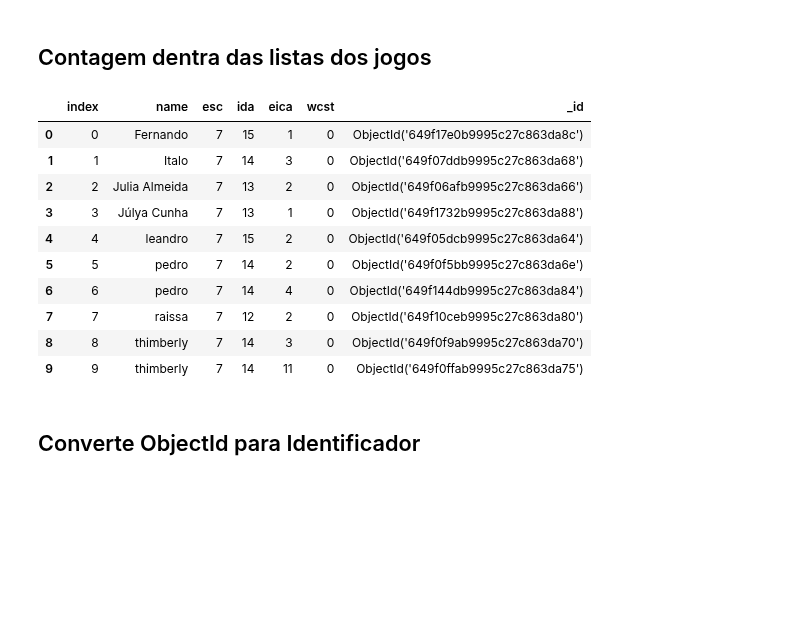
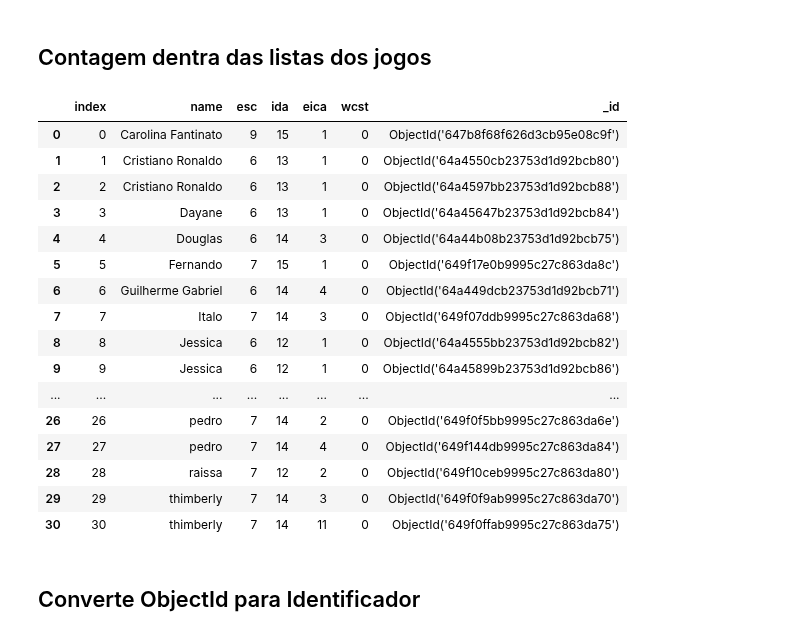
Before and after one commit to labase/data_edu, a Jupyter notebook: alite/alite_personal_stats.ipynb, the cells around one changed output. Saved outputs shown, nothing was run; the diff lists cells and outputs as text; code cells hidden in the pictures; blank space fills up the shorter version.

```diff
--- a/alite/alite_personal_stats.ipynb
+++ b/alite/alite_personal_stats.ipynb
@@ -77,33 +77,39 @@ df
 # %%
 from datetime import datetime, timedelta
 past = datetime.now() - timedelta(days=4)
 present = datetime.now()
 now = pd.Timestamp.now() #.tz_localize(None).tz_convert(None)
 df['eica'] = [sum([1 for g in t  if "game" in g]) for t in df.games_l.tolist()]
 df['wcst'] = [sum([1 for g in t  if "wcst" in g]) for t in df.games_l.tolist()]
 df["esc"] = df["ano"].apply(lambda x: int(str(x)[3:]))
 df["ida"] = df["idade"].apply(lambda x: int(str(x)[4:])+5)
 # df["old"] = df["time"].apply(lambda x: pd.to_timedelta(present-datetime.strptime(x[:-13], '%Y-%m-%d %H:%M:%S'), unit='D'))
 # df["old"] = df["time"].apply(lambda x: pd.to_timedelta(now-pd.to_datetime(x), unit='D'))
 df["old"] = df["time"].apply(lambda x: now - pd.to_datetime(x).tz_localize(None))
-df_rec = df.drop(df[(df.old > timedelta(days=4)) | (df["esc"]<6)| (df["esc"]>9)].index, inplace=False)
+df_rec = df  #df.drop(df[(df.old > timedelta(days=4)) | (df["esc"]<6)| (df["esc"]>9)].index, inplace=False)
 # df_rec = df_rec.drop(df_rec[df_rec.old > timedelta(days=4)].index, inplace=False)
 # df_rec = df_rec.groupby(['name','esc', "ida"], as_index=False).agg({'eica':'sum', 'wcst':'sum', "_id":"first"}).reset_index()
 df_rec = df_rec.groupby(['name','esc', "ida", "eica","wcst", "_id"], as_index=False) .agg({"_id":"first"}).reset_index()#.reset_index()
 # dfclean = df_rec.drop(columns=["_id", "games", "time", "games_l", "idade", "ano"], inplace=False)
 df_rec
 # %% [output]
 |  | index | name | esc | ida | eica | wcst | _id |
-| 0 | 0 | Fernando | 7 | 15 | 1 | 0 | ObjectId('649f17e0b9995c27c863da8c') |
-| 1 | 1 | Italo | 7 | 14 | 3 | 0 | ObjectId('649f07ddb9995c27c863da68') |
-| 2 | 2 | Julia Almeida | 7 | 13 | 2 | 0 | ObjectId('649f06afb9995c27c863da66') |
-| 3 | 3 | Júlya Cunha | 7 | 13 | 1 | 0 | ObjectId('649f1732b9995c27c863da88') |
-| 4 | 4 | leandro | 7 | 15 | 2 | 0 | ObjectId('649f05dcb9995c27c863da64') |
-| 5 | 5 | pedro | 7 | 14 | 2 | 0 | ObjectId('649f0f5bb9995c27c863da6e') |
-| 6 | 6 | pedro | 7 | 14 | 4 | 0 | ObjectId('649f144db9995c27c863da84') |
-| 7 | 7 | raissa | 7 | 12 | 2 | 0 | ObjectId('649f10ceb9995c27c863da80') |
-| 8 | 8 | thimberly | 7 | 14 | 3 | 0 | ObjectId('649f0f9ab9995c27c863da70') |
-| 9 | 9 | thimberly | 7 | 14 | 11 | 0 | ObjectId('649f0ffab9995c27c863da75') |
+| 0 | 0 | Carolina Fantinato | 9 | 15 | 1 | 0 | ObjectId('647b8f68f626d3cb95e08c9f') |
+| 1 | 1 | Cristiano Ronaldo | 6 | 13 | 1 | 0 | ObjectId('64a4550cb23753d1d92bcb80') |
+| 2 | 2 | Cristiano Ronaldo | 6 | 13 | 1 | 0 | ObjectId('64a4597bb23753d1d92bcb88') |
+| 3 | 3 | Dayane | 6 | 13 | 1 | 0 | ObjectId('64a45647b23753d1d92bcb84') |
+| 4 | 4 | Douglas | 6 | 14 | 3 | 0 | ObjectId('64a44b08b23753d1d92bcb75') |
+| 5 | 5 | Fernando | 7 | 15 | 1 | 0 | ObjectId('649f17e0b9995c27c863da8c') |
+| 6 | 6 | Guilherme Gabriel | 6 | 14 | 4 | 0 | ObjectId('64a449dcb23753d1d92bcb71') |
+| 7 | 7 | Italo | 7 | 14 | 3 | 0 | ObjectId('649f07ddb9995c27c863da68') |
+| 8 | 8 | Jessica | 6 | 12 | 1 | 0 | ObjectId('64a4555bb23753d1d92bcb82') |
+| 9 | 9 | Jessica | 6 | 12 | 1 | 0 | ObjectId('64a45899b23753d1d92bcb86') |
+| ... | ... | ... | ... | ... | ... | ... | ... |
+| 26 | 26 | pedro | 7 | 14 | 2 | 0 | ObjectId('649f0f5bb9995c27c863da6e') |
+| 27 | 27 | pedro | 7 | 14 | 4 | 0 | ObjectId('649f144db9995c27c863da84') |
+| 28 | 28 | raissa | 7 | 12 | 2 | 0 | ObjectId('649f10ceb9995c27c863da80') |
+| 29 | 29 | thimberly | 7 | 14 | 3 | 0 | ObjectId('649f0f9ab9995c27c863da70') |
+| 30 | 30 | thimberly | 7 | 14 | 11 | 0 | ObjectId('649f0ffab9995c27c863da75') |
 # %% [markdown]
 ## Converte ObjectId para Identificador
 # %%
```
Also changed, not shown: parts of 6 cells of this notebook, 1 other file.
